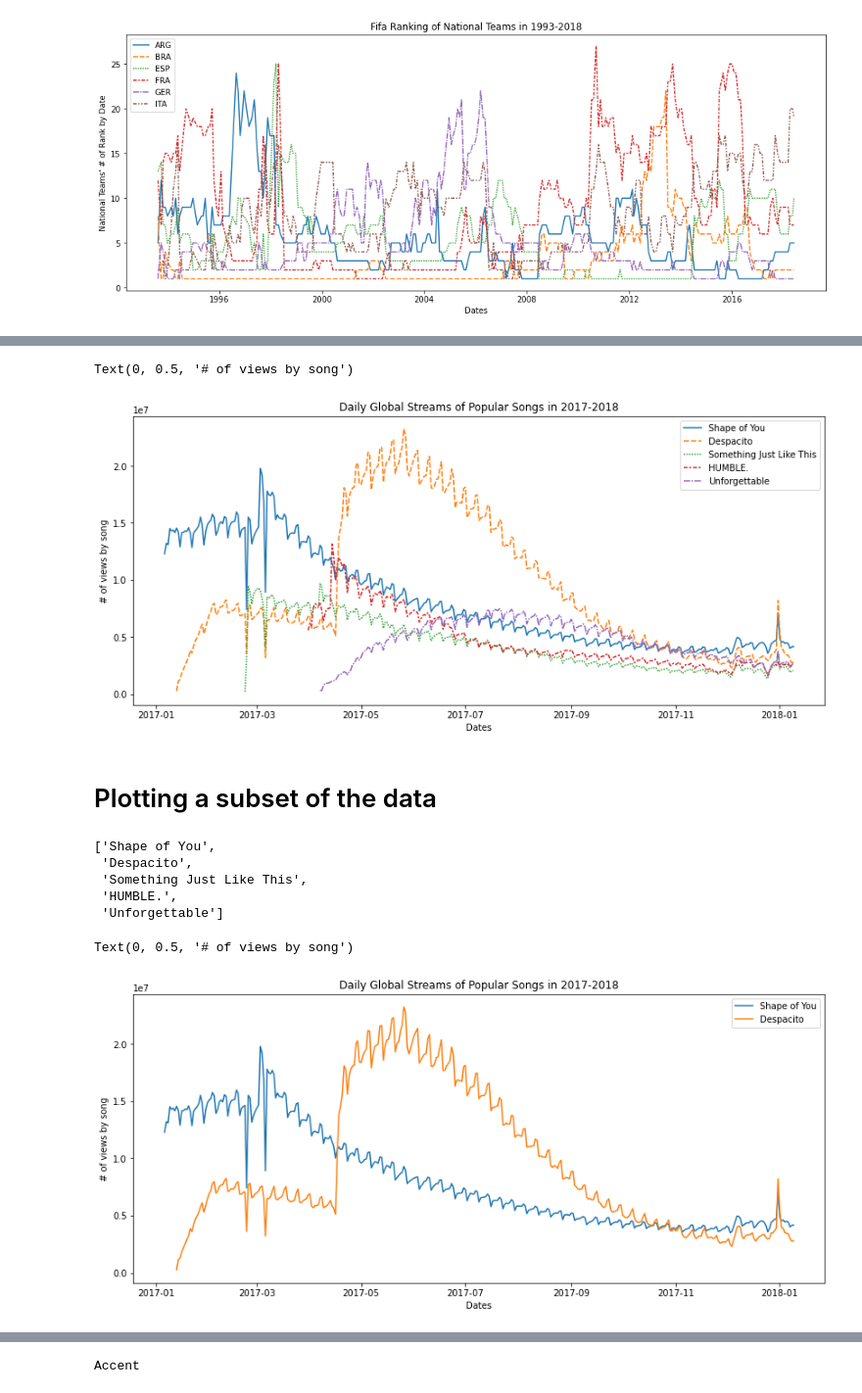
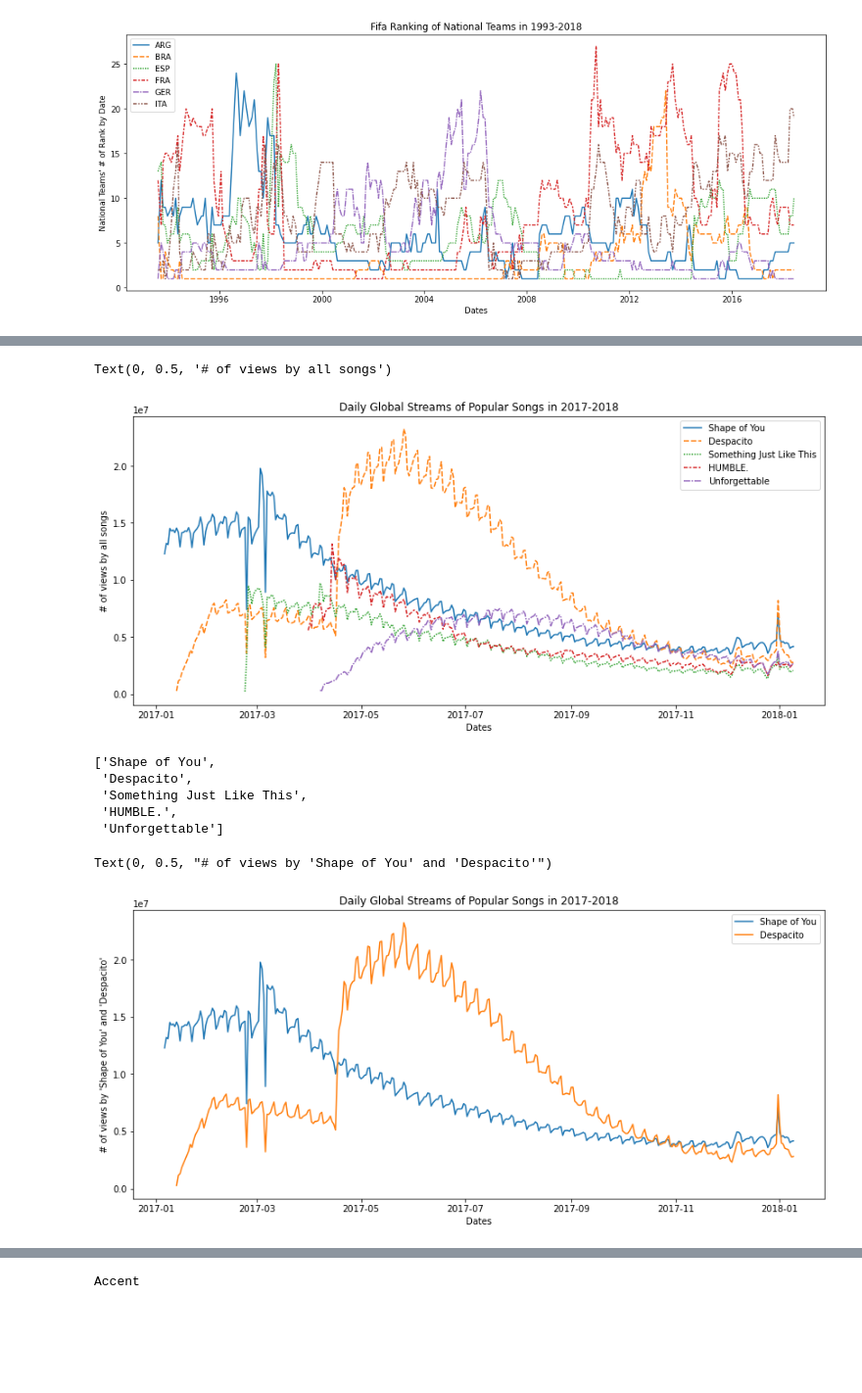
Before and after one commit to ildeniz/ML-2022-001-Data_Visualisation_Playground, a Jupyter notebook: ML-2022-002-Data_Visualisation_Playground.ipynb, the cells around one changed output, grey strips where cells are left out. Shown at 98% size. Saved outputs shown, nothing was run; the diff lists cells and outputs as text; code cells hidden in the pictures; blank space fills up the shorter version.

```diff
--- a/ML-2022-002-Data_Visualisation_Playground.ipynb
+++ b/ML-2022-002-Data_Visualisation_Playground.ipynb
@@ -84,12 +158,10 @@ sns.lineplot(data=spotify)
 
 # Add label for horizontal and vertical axes
 plt.xlabel("Dates")
-plt.ylabel("# of views by song")
+plt.ylabel("# of views by all songs")
 # %% [output]
-Text(0, 0.5, '# of views by song')
+Text(0, 0.5, '# of views by all songs')
-[figure, old version]
+[figure, new version]
-# %% [markdown]
-# Plotting a subset of the data
 # %%
 list(spotify.columns)
 # %% [output]
@@ -101,19 +173,19 @@ list(spotify.columns)
 # %%
 # Set the width and height of the figure
 plt.figure(figsize=(14,6))
 
 # Add title
 plt.title("Daily Global Streams of Popular Songs in 2017-2018")
 
 # Line chart showing daily global streams of 'Shape of You'
 sns.lineplot(data=spotify['Shape of You'], label="Shape of You")
 
 # Line chart showing daily global streams of 'Despacito'
 sns.lineplot(data=spotify['Despacito'], label="Despacito")
 
 # Add label for horizontal and vertical axes
 plt.xlabel("Dates")
-plt.ylabel("# of views by song")
+plt.ylabel("# of views by 'Shape of You' and 'Despacito'")
 # %% [output]
-Text(0, 0.5, '# of views by song')
+Text(0, 0.5, "# of views by 'Shape of You' and 'Despacito'")
-[figure, old version]
+[figure, new version]
```
Also changed, not shown: parts of 75 cells of this notebook.
